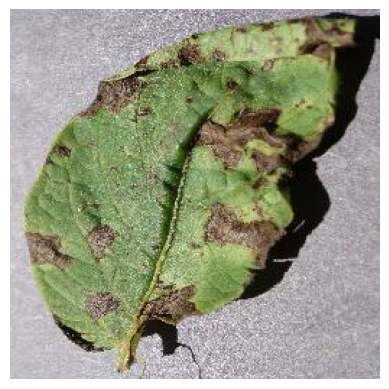
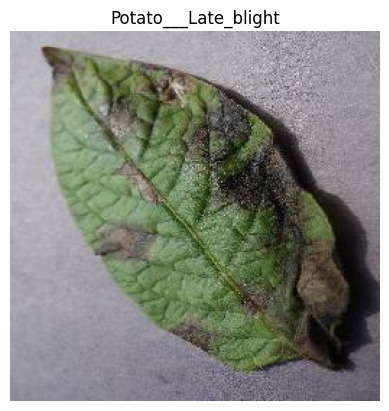
Code edit (unified diff) that turned the first committed figure into the second:
--- before
+++ after
@@ -2,3 +2,4 @@
 for image_batch,lebel_batch in dataset.take(1):
     plt.imshow(image_batch[0].numpy().astype("uint8"))
+    plt.title(class_names[lebel_batch[0]])
     plt.axis("off")

Commit: d